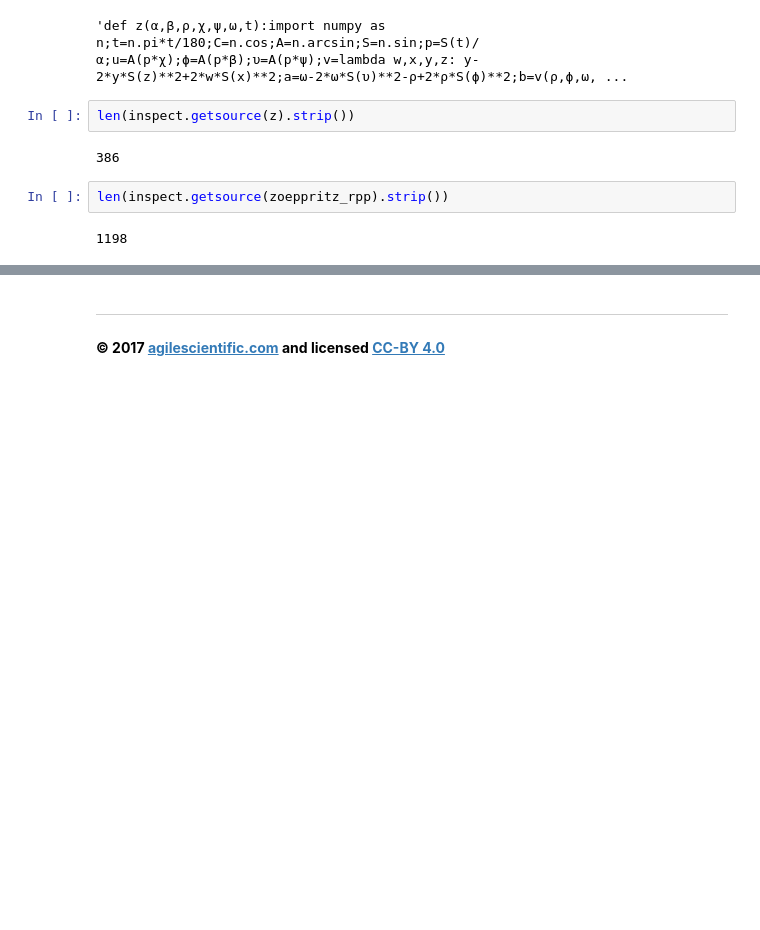
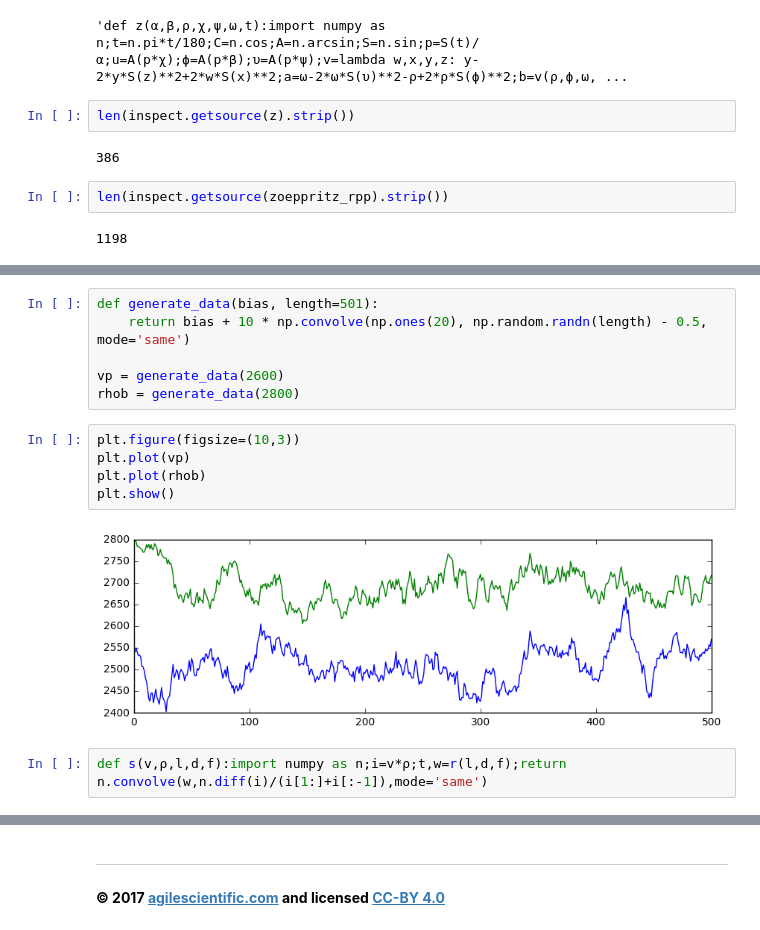
Before and after one commit to agilescientific/xlines, a Jupyter notebook: notebooks/09_Code_golf_in_Bruges.ipynb, the cells around one changed output, grey strips where cells are left out. Saved outputs shown, nothing was run; the diff lists cells and outputs as text; blank space fills up the shorter version.

```diff
--- a/notebooks/09_Code_golf_in_Bruges.ipynb
+++ b/notebooks/09_Code_golf_in_Bruges.ipynb
@@ -150,0 +157,15 @@ len(inspect.getsource(zoeppritz_rpp).strip())
+# %%
+def generate_data(bias, length=501):
+    return bias + 10 * np.convolve(np.ones(20), np.random.randn(length) - 0.5, mode='same')
+
+vp = generate_data(2600)
+rhob = generate_data(2800)
+# %%
+plt.figure(figsize=(10,3))
+plt.plot(vp)
+plt.plot(rhob)
+plt.show()
+# %% [output]
+[figure, added]
+# %%
+def s(v,ρ,l,d,f):import numpy as n;i=v*ρ;t,w=r(l,d,f);return n.convolve(w,n.diff(i)/(i[1:]+i[:-1]),mode='same')
```
Also changed, not shown: parts of 14 cells of this notebook.
